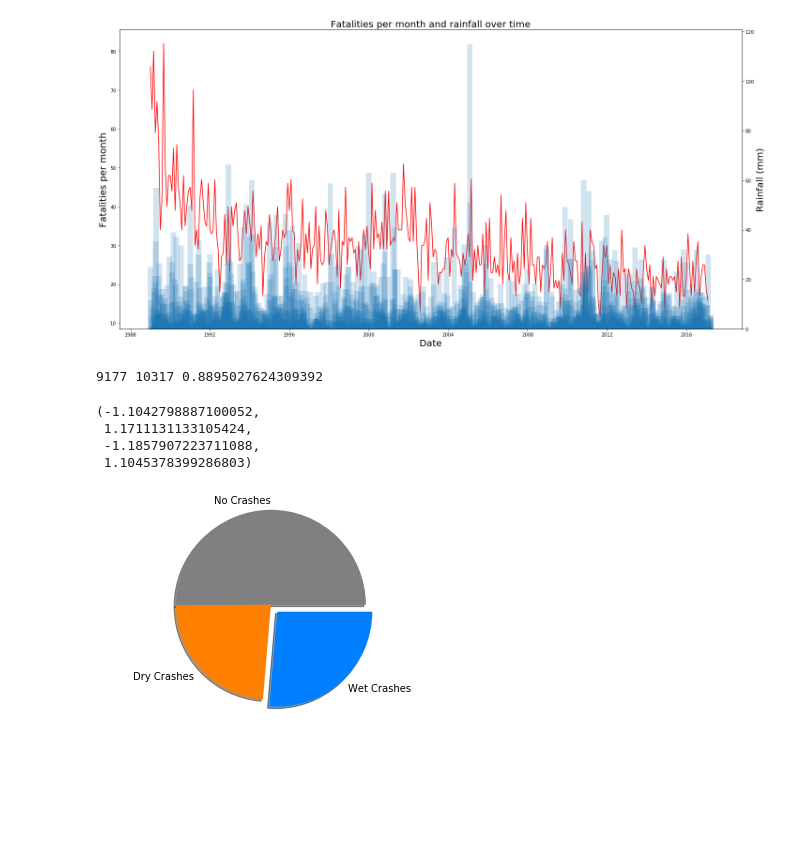
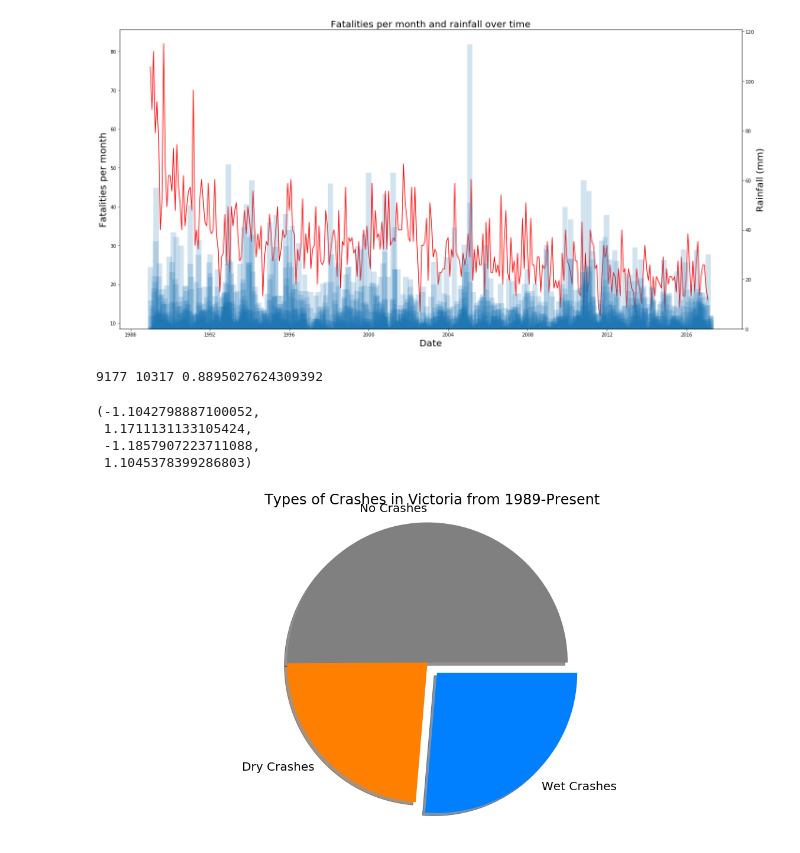
Before and after one commit to lyneca/info1903, a Jupyter notebook: INFO1903.ipynb, the cells around one changed output. Saved outputs shown, nothing was run; the diff lists cells and outputs as text; code cells hidden in the pictures; blank space fills up the shorter version.

Commit message:
made pie graph /better/

```diff
--- a/INFO1903.ipynb
+++ b/INFO1903.ipynb
@@ -261,6 +261,8 @@ Processing VIC... done.
 Processing rain graph... done.
 [figure]
 # %%
+import matplotlib as mpl
+mpl.rcParams['font.size'] = 20
 conn.rollback()
 cur.execute(f"""
     select rainfall, year, month, day
@@ -279,33 +281,35 @@ cur.execute(queries['VIC'])
 crashes = [datetime.datetime(x[2], x[3], x[4]) for x in cur.fetchall()]
 
 @lru_cache(maxsize=32)
 def get_stuff():
     out = []
     for date in r_dates:
         temp = 0
         if date in crashes:
             temp += 1 * crashes.count(date)
             if r_rainfall[r_dates.index(date)] > 0:
                 temp += 1 * crashes.count(date)
         out.append(temp)
 
 print(len(crashes), len(r_rainfall), len(crashes)/len(r_rainfall))
-fig, ax = plt.subplots()
+fig, ax = plt.subplots(figsize=(20, 10))
 ax.pie(
     [out.count(x) for x in [0, 1, 2]],
     labels=["No Crashes", "Dry Crashes", "Wet Crashes"],
     shadow=3,
     colors=[(0.5, 0.5, 0.5), (1, 0.5, 0), (0, 0.5, 1)],
     explode=[0,0,0.1],
     wedgeprops={
         'aa': True,
-    }
+    },
+    startangle
 )
+plt.title("Types of Crashes in Victoria from 1989-Present")
 ax.axis('equal')
 # %% [output]
 9177 10317 0.8895027624309392
 (-1.1042798887100052,
  1.1711131133105424,
  -1.1857907223711088,
  1.1045378399286803)
-[figure, old version]
+[figure, new version]
```
Also changed, not shown: 1 other file.
